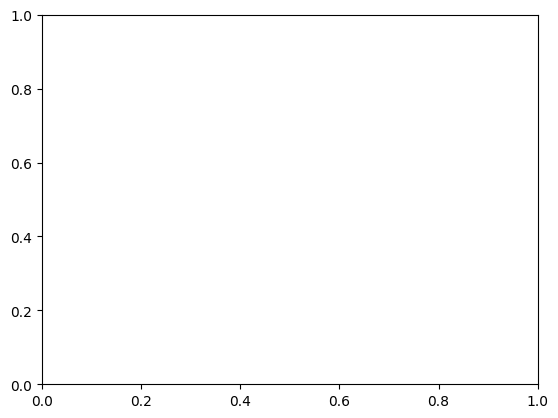
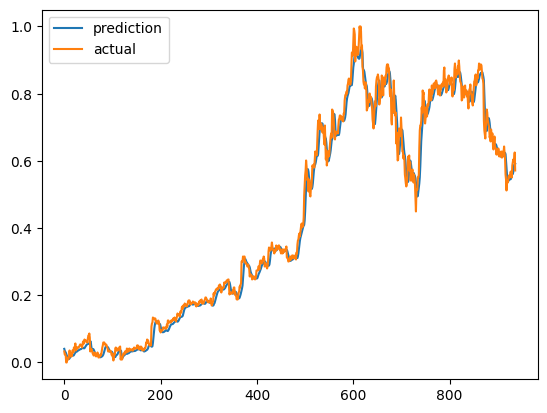
The notebook cell's code change between the first figure and the second:
--- before
+++ after
@@ -1,5 +1,5 @@
 # 그래프 출력
 plt.plot(preds, label="prediction")
-plt.plot(dataset.label[30:], label="actual")
+plt.plot(dataset.y[30:], label="actual")
 plt.legend()
 plt.show()

Commit: Colab을 통해 생성됨